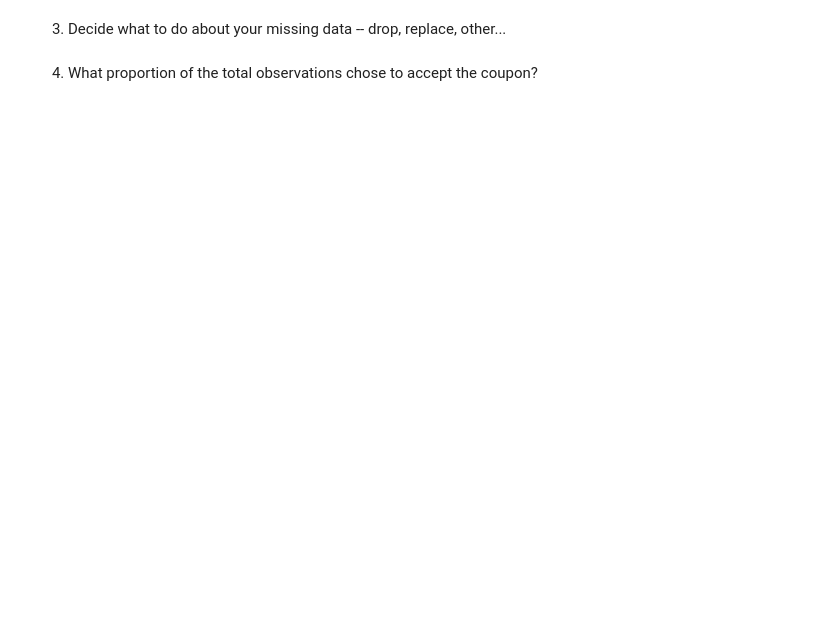
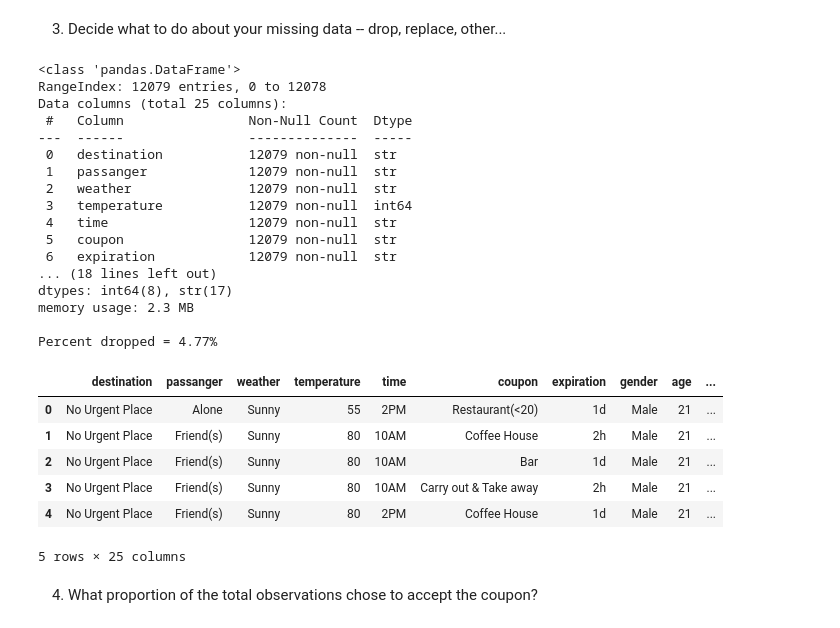
Before and after one commit to RayFuller/coupons, a Jupyter notebook: prompt.ipynb, the cells around one changed output. Cells and saved outputs as stored; diff of their text form; code cells hidden in the pictures; blank space fills up the shorter version.

```diff
--- a/prompt.ipynb
+++ b/prompt.ipynb
@@ -83,4 +117,46 @@ data.head()
 # %% [markdown]
 3. Decide what to do about your missing data -- drop, replace, other...
+# %%
+# Drop car column since > 99% of the data is missing
+# This needs to be done before dropping all rows with missing data
+# Then drop all rows with missing data
+# Valid since no one column is missing more that 2% of data
+# Reset index with drop=True to renumber
+
+dataCleaned = data.drop(["car"], axis=1).dropna().reset_index(drop=True)
+
+# examine data information to verify all entries contain only non-null data
+dataCleaned.info()
+
+# determine percentage of entries dropped
+pctDropped =  (1 - len(dataCleaned) / len(data)) * 100
+print(f"\nPercent dropped = {pctDropped:.2f}%")
+
+dataCleaned.head()
+# %% [output]
+<class 'pandas.DataFrame'>
+RangeIndex: 12079 entries, 0 to 12078
+Data columns (total 25 columns):
+ #   Column                Non-Null Count  Dtype
+---  ------                --------------  -----
+ 0   destination           12079 non-null  str
+ 1   passanger             12079 non-null  str
+ 2   weather               12079 non-null  str
+ 3   temperature           12079 non-null  int64
+ 4   time                  12079 non-null  str
+ 5   coupon                12079 non-null  str
+ 6   expiration            12079 non-null  str
+... (18 lines left out)
+dtypes: int64(8), str(17)
+memory usage: 2.3 MB
+
+Percent dropped = 4.77%
+|  | destination | passanger | weather | temperature | time | coupon | expiration | gender | age | ... |
+| 0 | No Urgent Place | Alone | Sunny | 55 | 2PM | Restaurant(<20) | 1d | Male | 21 | ... |
+| 1 | No Urgent Place | Friend(s) | Sunny | 80 | 10AM | Coffee House | 2h | Male | 21 | ... |
+| 2 | No Urgent Place | Friend(s) | Sunny | 80 | 10AM | Bar | 1d | Male | 21 | ... |
+| 3 | No Urgent Place | Friend(s) | Sunny | 80 | 10AM | Carry out & Take away | 2h | Male | 21 | ... |
+| 4 | No Urgent Place | Friend(s) | Sunny | 80 | 2PM | Coffee House | 1d | Male | 21 | ... |
+5 rows × 25 columns
 # %% [markdown]
 4. What proportion of the total observations chose to accept the coupon?
```
Also changed, not shown: parts of 4 cells of this notebook.
